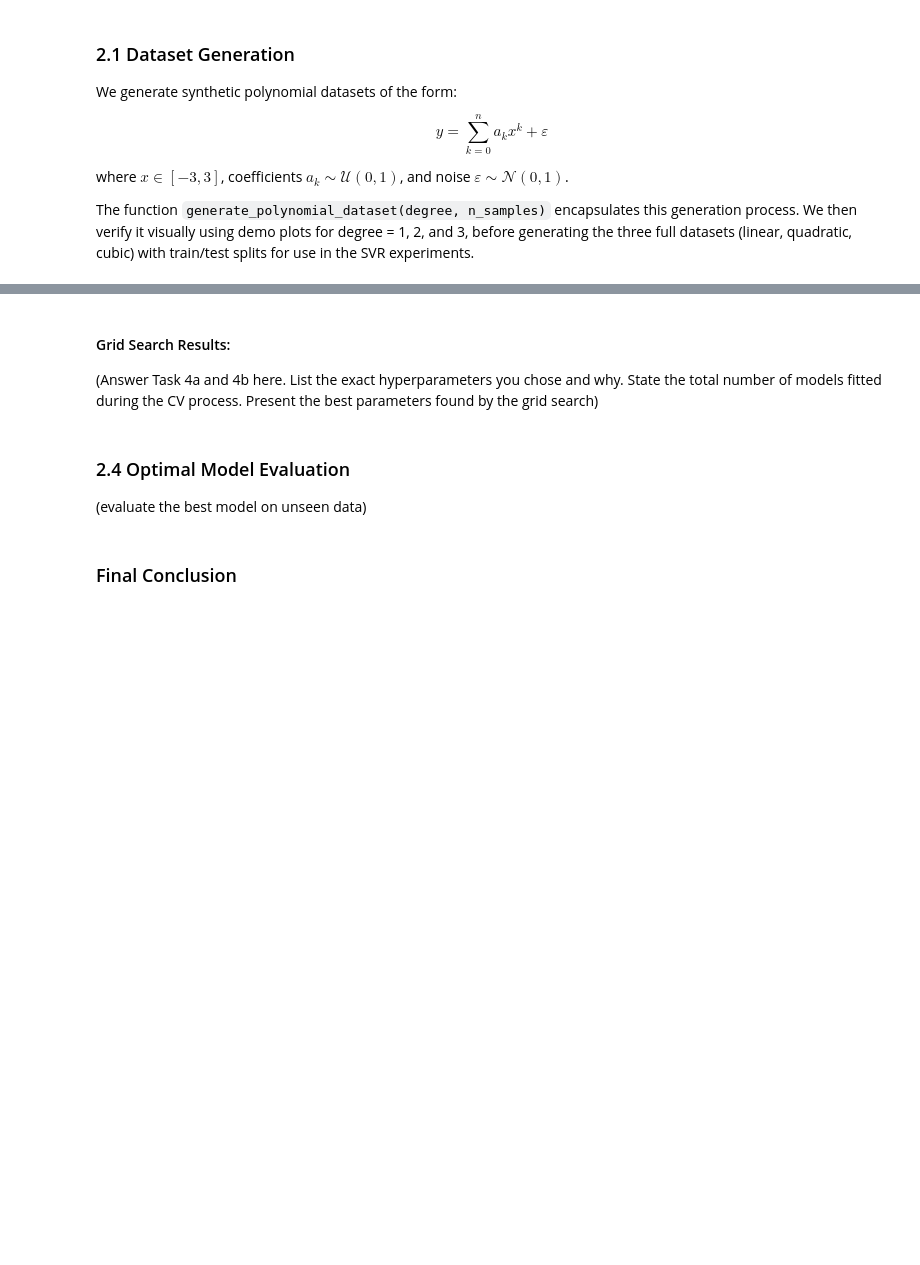
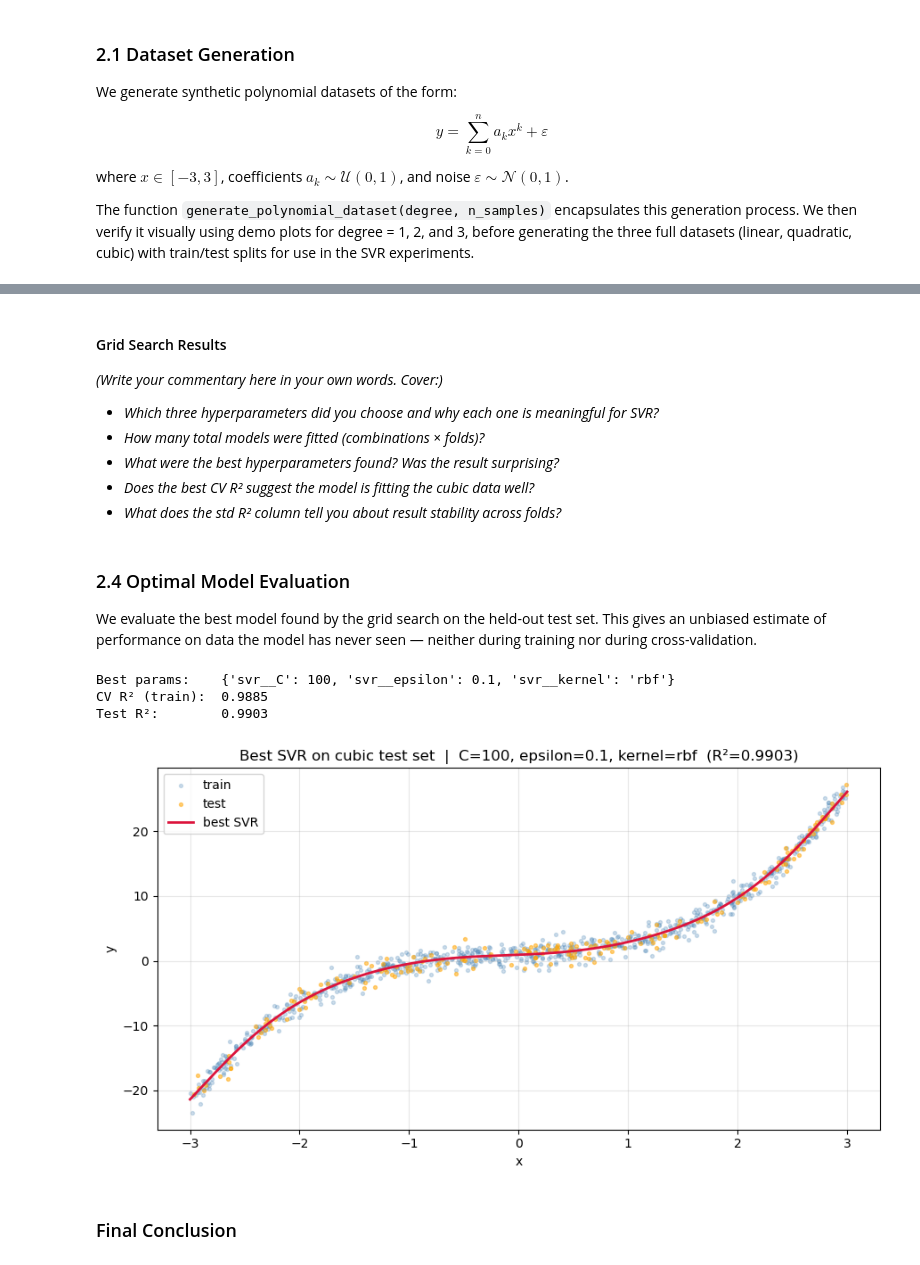
Before and after one commit to James-Wigfield/CITS5508-assignment-1, a Jupyter notebook: 23334375_assignment_1.ipynb, the cells around one changed output, grey strips where cells are left out. Cells and saved outputs as stored; diff of their text form; code cells hidden in the pictures; blank space fills up the shorter version.

```diff
--- a/23334375_assignment_1.ipynb
+++ b/23334375_assignment_1.ipynb
@@ -389,10 +597,43 @@ Explain that you will now fit SVR models with linear, polynomial, and RBF kernel
 # %% [markdown]
-#### Grid Search Results:
-(Answer Task 4a and 4b here. List the exact hyperparameters you chose and why. State the total number of models fitted during the CV process. Present the best parameters found by the grid search)
+#### Grid Search Results
+
+*(Write your commentary here in your own words. Cover:)*
+
+- *Which three hyperparameters did you choose and why each one is meaningful for SVR?*
+- *How many total models were fitted (combinations × folds)?*
+- *What were the best hyperparameters found? Was the result surprising?*
+- *Does the best CV R² suggest the model is fitting the cubic data well?*
+- *What does the std R² column tell you about result stability across folds?*
 # %% [markdown]
 ### 2.4 Optimal Model Evaluation
-(evaluate the best model on unseen data)
+
+We evaluate the best model found by the grid search on the held-out test set.
+This gives an unbiased estimate of performance on data the model has never seen —
+neither during training nor during cross-validation.
 # %%
-# extract the best estimateor from grid search
+best_model = grid_search.best_estimator_
+test_r2 = best_model.score(X_cub_test, y_cub_test)
+
+print(f'Best params:    {grid_search.best_params_}')
+print(f'CV R² (train):  {grid_search.best_score_:.4f}')
+print(f'Test R²:        {test_r2:.4f}')
+
+fig, ax = plt.subplots(figsize=(9, 5))
+ax.scatter(X_cub_train, y_cub_train, s=8, alpha=0.25, color='steelblue', label='train')
+ax.scatter(X_cub_test, y_cub_test, s=8, alpha=0.5, color='orange', label='test')
+ax.plot(x_grid, best_model.predict(x_grid), color='crimson', linewidth=2, label='best SVR')
+params_str = ', '.join(f'{k.replace("svr__","")}={v}' for k, v in grid_search.best_params_.items())
+ax.set_title('Best SVR on cubic test set  |  ' + params_str + f'  (R²={test_r2:.4f})')
+ax.set_xlabel('x')
+ax.set_ylabel('y')
+ax.legend()
+ax.grid(True, alpha=0.3)
+plt.tight_layout()
+plt.show()
+# %% [output]
+Best params:    {'svr__C': 100, 'svr__epsilon': 0.1, 'svr__kernel': 'rbf'}
+CV R² (train):  0.9885
+Test R²:        0.9903
+[figure, added]
 # %% [markdown]
 ### Final Conclusion
```
Also changed, not shown: parts of 24 cells of this notebook, 3 other files.
